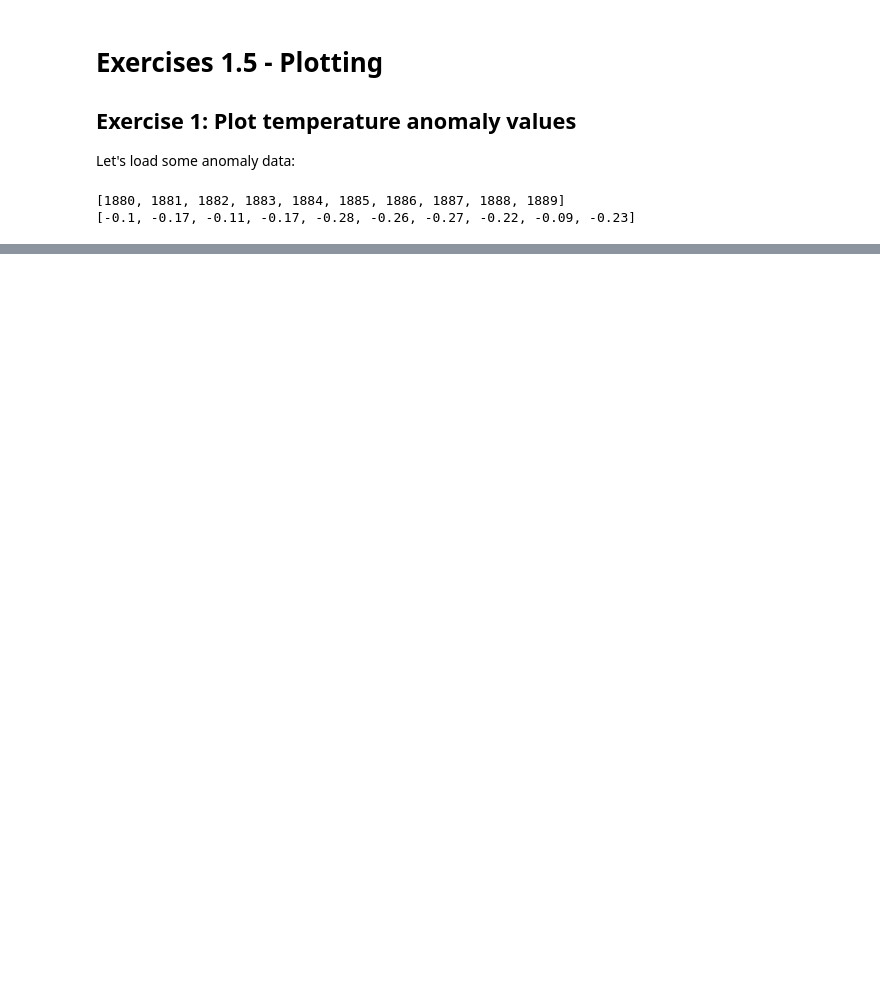
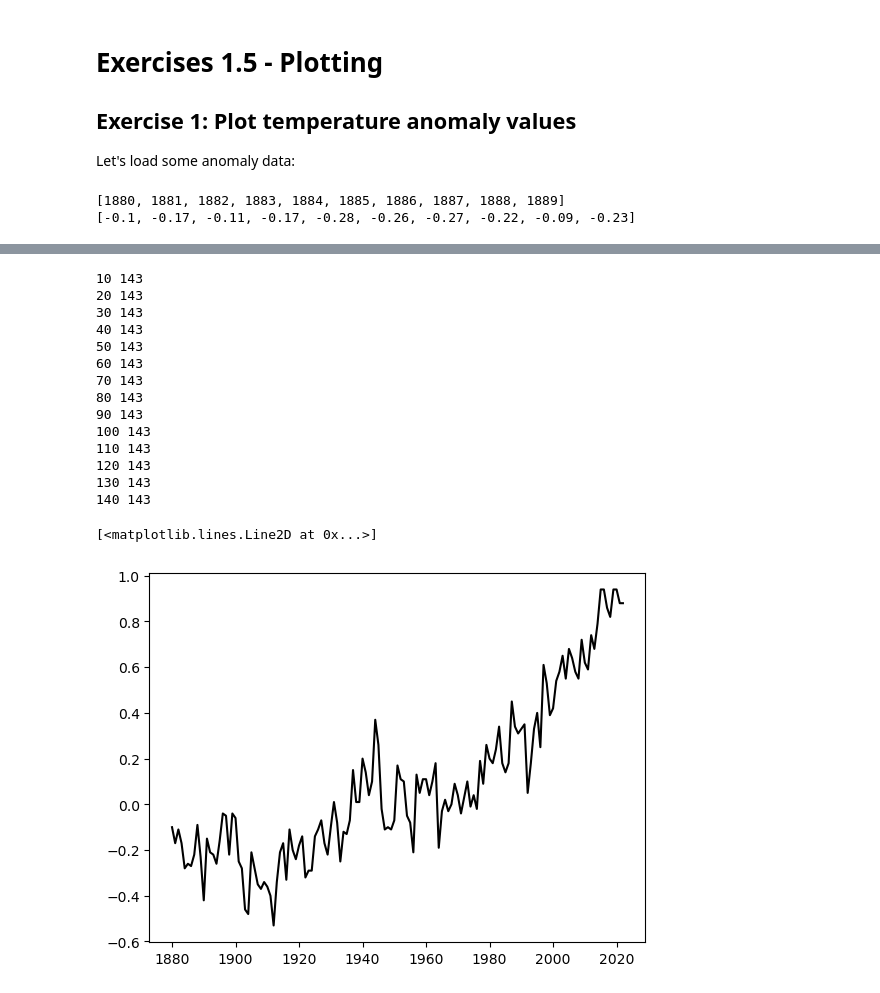
Before and after one commit to janclemenslab/neu715, a Jupyter notebook: docs/_sources/exercises/exercises 1/1.05_matplotlib_exercises.ipynb, the cells around one changed output, grey strips where cells are left out. Cells and saved outputs as stored; diff of their text form; code cells hidden in the pictures; blank space fills up the shorter version.

```diff
--- a/docs/_sources/exercises/exercises 1/1.05_matplotlib_exercises.ipynb
+++ b/docs/_sources/exercises/exercises 1/1.05_matplotlib_exercises.ipynb
@@ -80,0 +106,33 @@ Roughly like so:
+# %%
+# your solution
+import matplotlib.pyplot as plt
+block = 10
+
+dsa = []
+
+
+for index in range(0, len(temperature_anomalies) - block, block):
+    print(index+block, len(temperature_anomalies))
+    tmp = temperature_anomalies[index:index+block]
+    m = np.mean(tmp)
+    dsa.append(m)
+
+plt.plot(years, temperature_anomalies, c='k')
+# # plt.plot(years[block//2::block], dsa, 'og')
+# %% [output]
+10 143
+20 143
+30 143
+40 143
+50 143
+60 143
+70 143
+80 143
+90 143
+100 143
+110 143
+120 143
+130 143
+140 143
+[<matplotlib.lines.Line2D at 0x...>]
+[figure, added]
```
Also changed, not shown: parts of 4 cells of this notebook, 12 other files.
